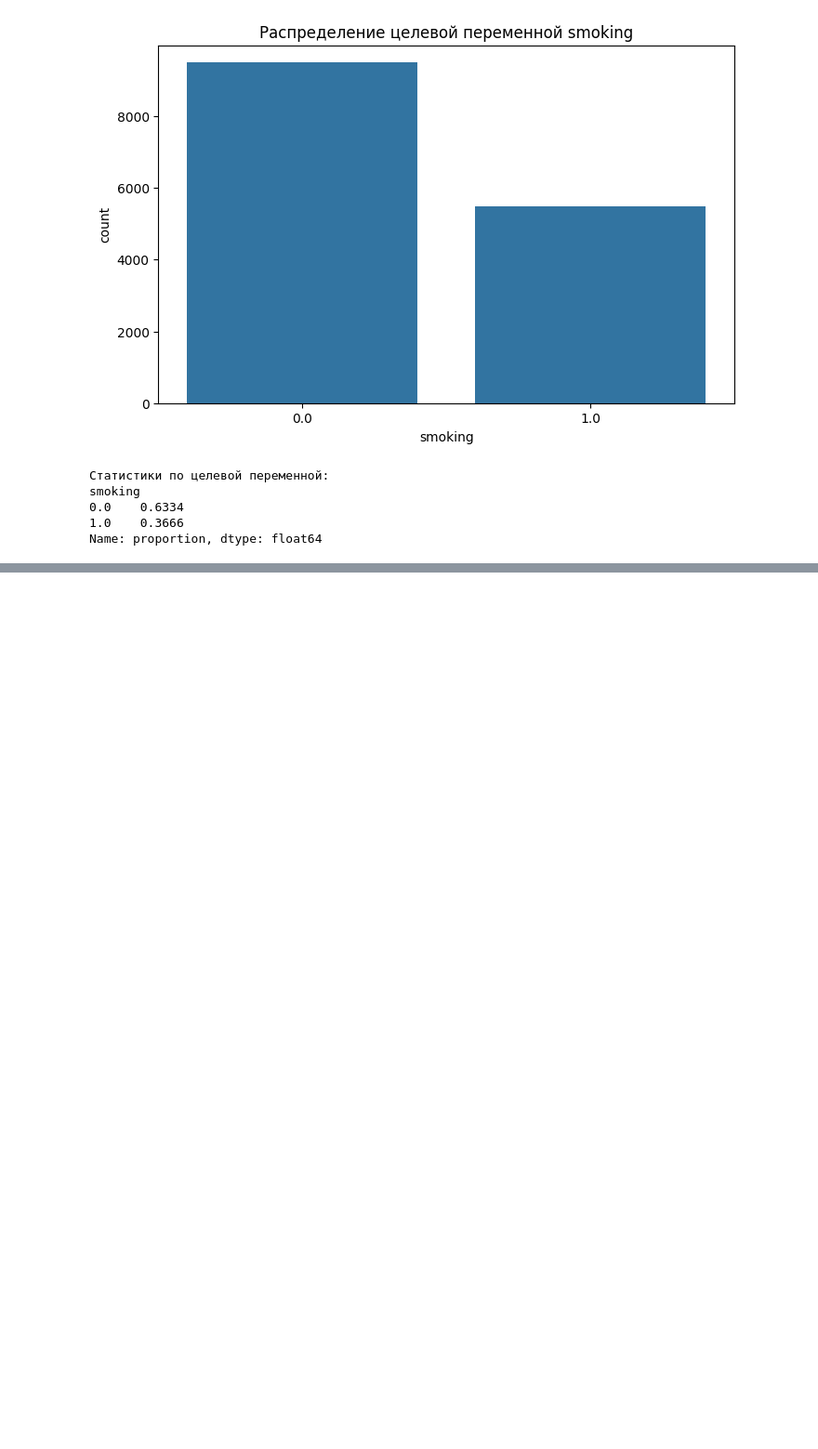
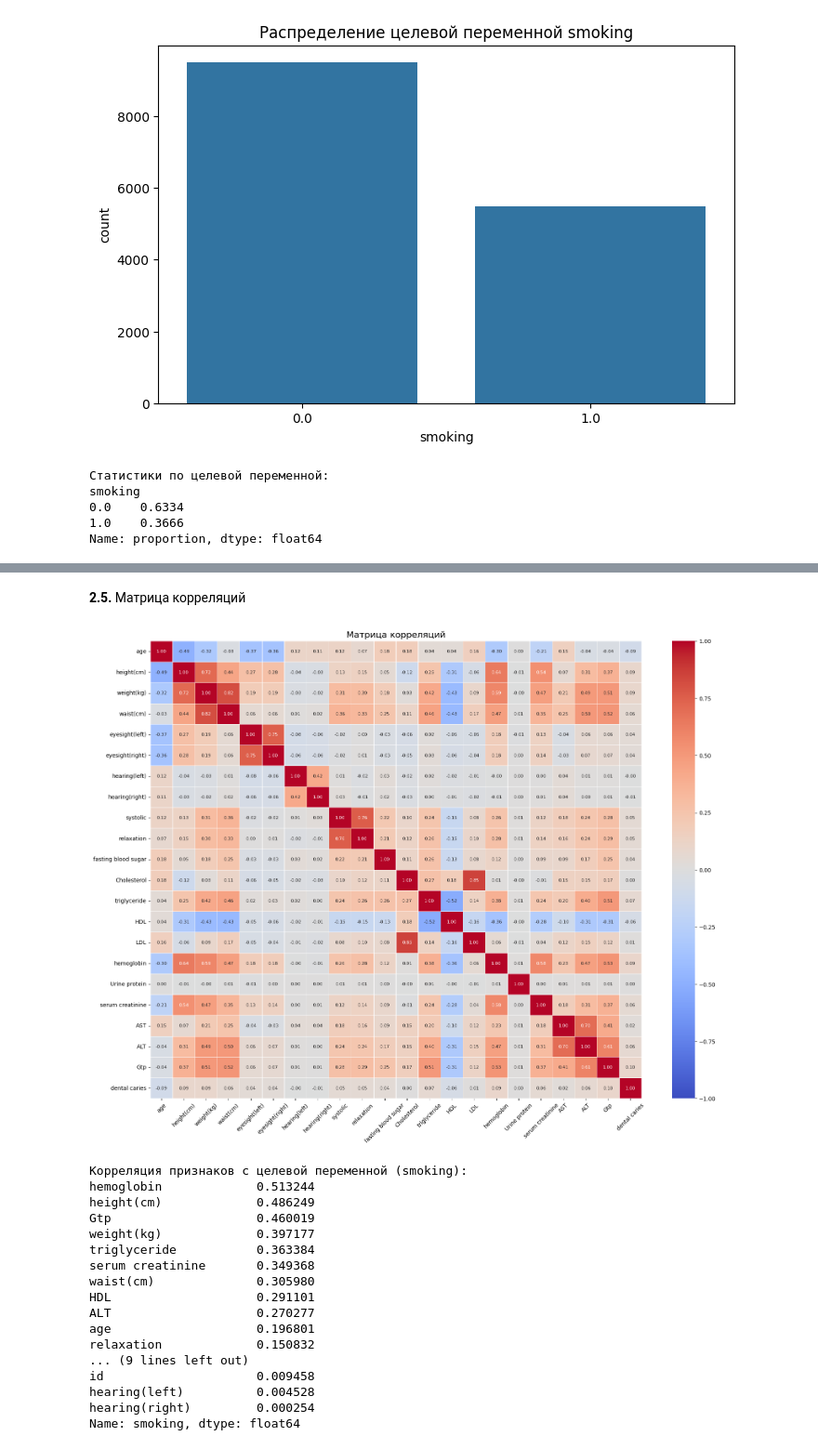
Before and after one commit to Idashxdx/ML, a Jupyter notebook: lab2/ml_lab2.ipynb, the cells around one changed output, grey strips where cells are left out. Shown at 93% size. Saved outputs shown, nothing was run; the diff lists cells and outputs as text; code cells hidden in the pictures; blank space fills up the shorter version.

```diff
--- a/lab2/ml_lab2.ipynb
+++ b/lab2/ml_lab2.ipynb
@@ -116,0 +274,35 @@ Name: proportion, dtype: float64
+# %% [markdown]
+**2.5.** Матрица корреляций
+# %%
+numeric_data = train[numeric_columns]
+
+plt.figure(figsize=(20, 15))
+correlation_matrix = numeric_data.corr()
+sns.heatmap(correlation_matrix, annot=True, fmt=".2f", cmap="coolwarm", vmin=-1, vmax=1,
+            annot_kws={"size": 8}, linewidths=0.5)
+plt.title("Матрица корреляций", fontsize=16)
+plt.xticks(rotation=45)
+plt.yticks(rotation=0)
+plt.show()
+correlation_with_target = train.corr()['smoking'].abs().sort_values(ascending=False)
+print("Корреляция признаков с целевой переменной (smoking):")
+print(correlation_with_target[1:])
+# %% [output]
+[figure, added]
+Корреляция признаков с целевой переменной (smoking):
+hemoglobin             0.513244
+height(cm)             0.486249
+Gtp                    0.460019
+weight(kg)             0.397177
+triglyceride           0.363384
+serum creatinine       0.349368
+waist(cm)              0.305980
+HDL                    0.291101
+ALT                    0.270277
+age                    0.196801
+relaxation             0.150832
+... (9 lines left out)
+id                     0.009458
+hearing(left)          0.004528
+hearing(right)         0.000254
+Name: smoking, dtype: float64
```
Also changed, not shown: parts of 13 cells of this notebook.
